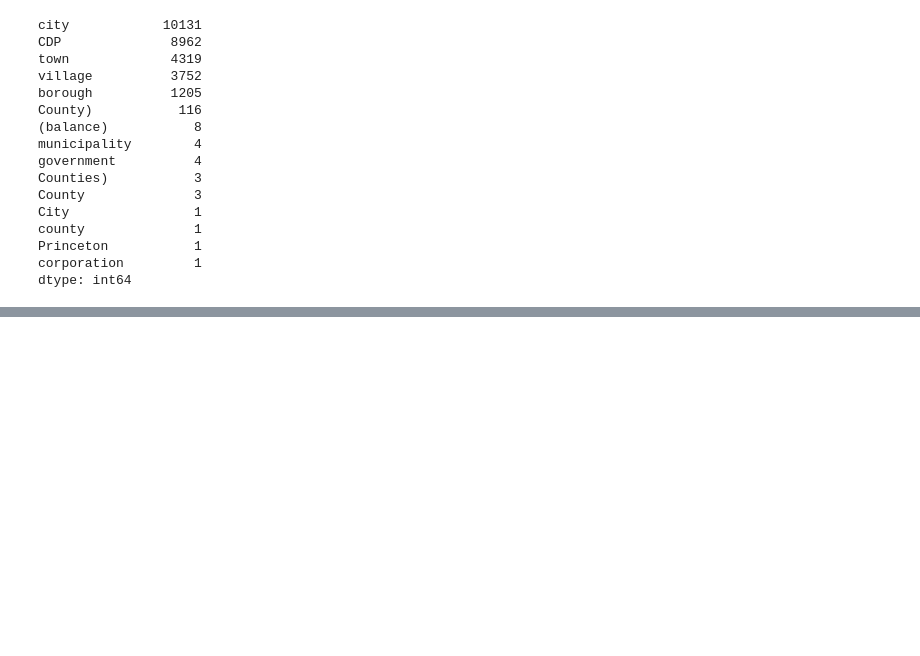
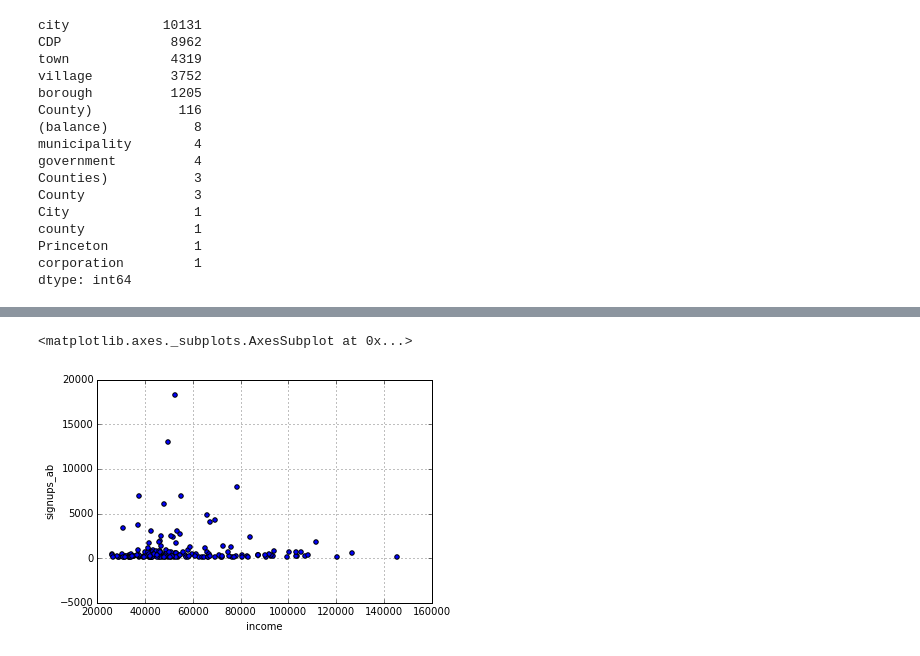
Before and after one commit to notconfusing/airsurfing-analysis, a Jupyter notebook: member since comparison.ipynb, the cells around one changed output, grey strips where cells are left out. Cells and saved outputs as stored; diff of their text form; code cells hidden in the pictures; blank space fills up the shorter version.

```diff
--- a/member since comparison.ipynb
+++ b/member since comparison.ipynb
@@ -542,0 +568,9 @@ census_abcs_map = {'Athens-Clarke County unified government (balance)': 'athens'
+# %%
+big_cities_size = big_cities_groups.agg(sum)
+# %%
+abcs_census_size = pandas.merge(big_cities_size,census_merge, how='inner', left_index=True, right_on='citystate')
+# %%
+abcs_census_size.plot(x='income', y='signups_ab', kind='scatter')
+# %% [output]
+<matplotlib.axes._subplots.AxesSubplot at 0x...>
+[figure, added]
```
Also changed, not shown: parts of 14 cells of this notebook.
